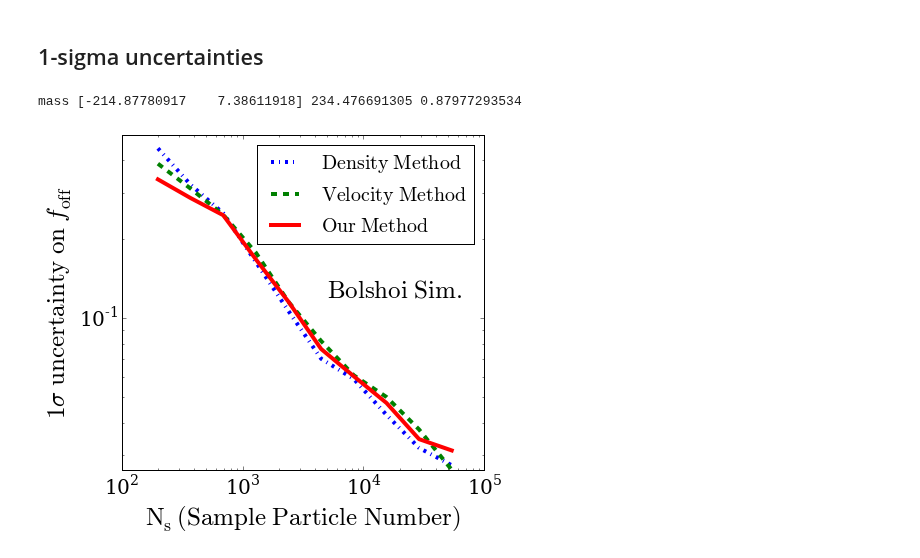
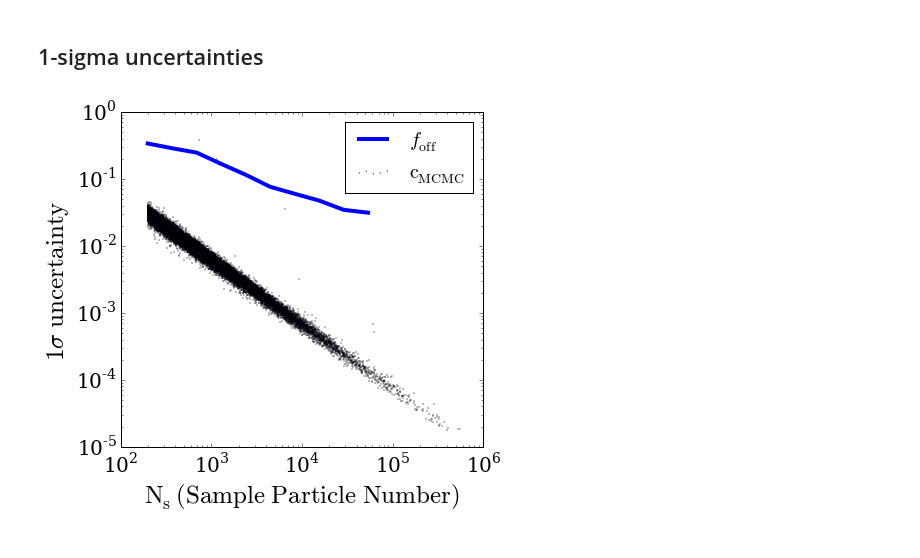
Before and after one commit to astroandes/MACH, a Jupyter notebook: plots/ComparisonPlots.ipynb, the cells around one changed output. Drawn from its saved outputs; the diff is of its cells as text; code cells hidden in the pictures.

Commit message:
updated comparison plots

```diff
--- a/plots/ComparisonPlots.ipynb
+++ b/plots/ComparisonPlots.ipynb
@@ -537,26 +536,30 @@ z 6.798649852 -0.053718100557
 # %%
 fig = plt.figure(figsize=(6.5,6.0))
 ax = plt.axes()
 
 enlarge_labels(ax,20)
-plt.plot(bol_n_part_int, bol_high_dens_conc - bol_low_dens_conc, label=r'$\mathrm{Density\ Method}$', linewidth=4, linestyle='-.')
-plt.plot(bol_n_part_int, bol_high_vlct_conc - bol_low_vlct_conc, label=r'$\mathrm{Velocity\ Method}$', linewidth=4, linestyle='--')
-plt.plot(bol_n_part_int, bol_high_mass_conc - bol_low_mass_conc, label=r'$\mathrm{Our\ Method}$', linewidth=4, linestyle='-')
-
-log_n_sample = np.linspace(2.0, 5.0, 100)
+#plt.plot(bol_n_part_int, bol_high_dens_conc - bol_low_dens_conc, label=r'$f_{\rm{off}}\ \mathrm{Density\ Method}$', linewidth=4, linestyle='-.')
+#plt.plot(bol_n_part_int, bol_high_vlct_conc - bol_low_vlct_conc, label=r'$f_{\rm{off}}\ \mathrm{Velocity\ Method}$', linewidth=4, linestyle='--')
+plt.plot(bol_n_part_int, bol_high_mass_conc - bol_low_mass_conc, label=r'$f_{\rm{off}}$', linewidth=4, linestyle='-')
 
 
-print "mass", popt_mass, np.sqrt(pcov[0,0]), np.sqrt(pcov[1,1])
+
+conc_low_bolshoi_mass = data_mass_bolshoi[relaxed,1]
+conc_bolshoi_mass = data_mass_bolshoi[relaxed,2]
+conc_up_bolshoi_mass = data_mass_bolshoi[relaxed,3]
+
+plt.scatter(bolshoi_npart, (conc_up_bolshoi_mass - conc_low_bolshoi_mass)/conc_bolshoi_mass, s=0.1,
+            label=r'$\rm{c_{MCMC}}$')
+
 
 plt.xscale('log')
 plt.yscale('log')
-plt.xlim([1.0E2,1E5])
-plt.ylim([0, 0.5])
-ax.set_ylabel(r'$1\sigma\ {\rm{uncertainty\ on }\ }f_{\mathrm{off}}$',fontsize=25)
+plt.xlim([1.0E2,1E6])
+plt.ylim([1E-5, 1.0])
+ax.set_ylabel(r'$1\sigma\ {\rm{uncertainty}}$',fontsize=25)
 ax.set_xlabel('$\mathrm{N_{s}\ (Sample\ Particle\ Number)}$',fontsize=25)
-ax.text(5E3, 0.12, r'$\mathrm{Bolshoi\ Sim.}$', fontsize=25)
-ax.legend(loc=1, borderaxespad=0.5, prop={'size':20}, scatterpoints=1)
+#ax.text(5E3, 0.12, r'$\mathrm{Bolshoi\ Sim.}$', fontsize=25)
+ax.legend(loc=1, borderaxespad=0.5, prop={'size':20}, scatterpoints=5)
 plt.savefig('../paper/sigma_foff_bolshoi.pdf', bbox_inches='tight')
 # %% [output]
-mass [-214.87780917    7.38611918] 234.476691305 0.87977293534
-[figure, old version]
+[figure, new version]
```
Also changed, not shown: parts of 2 cells of this notebook.
